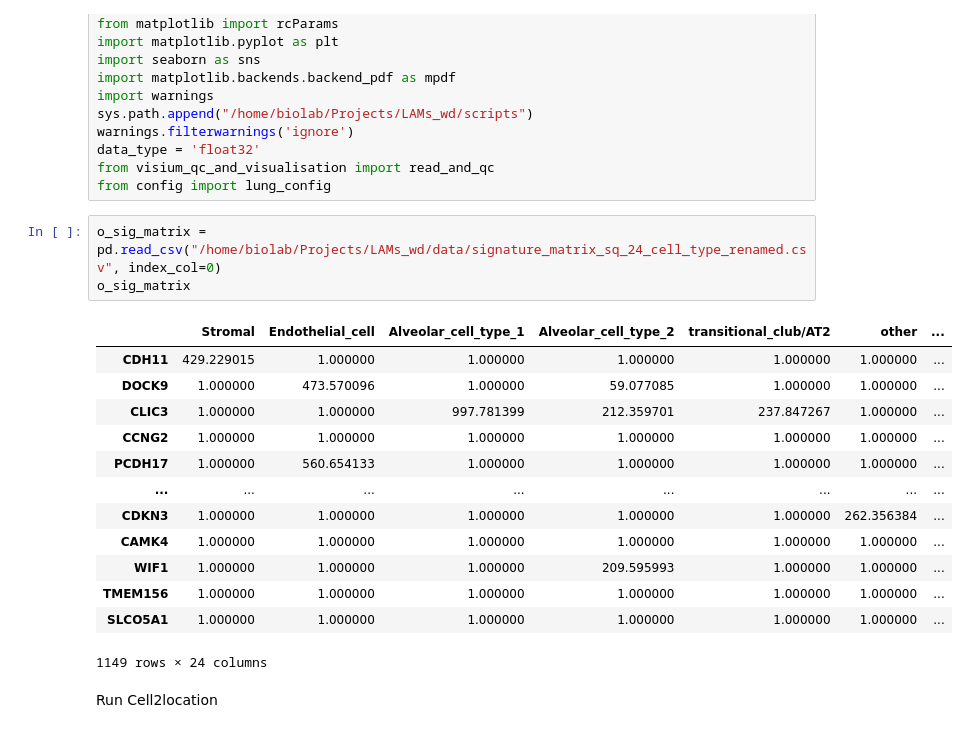
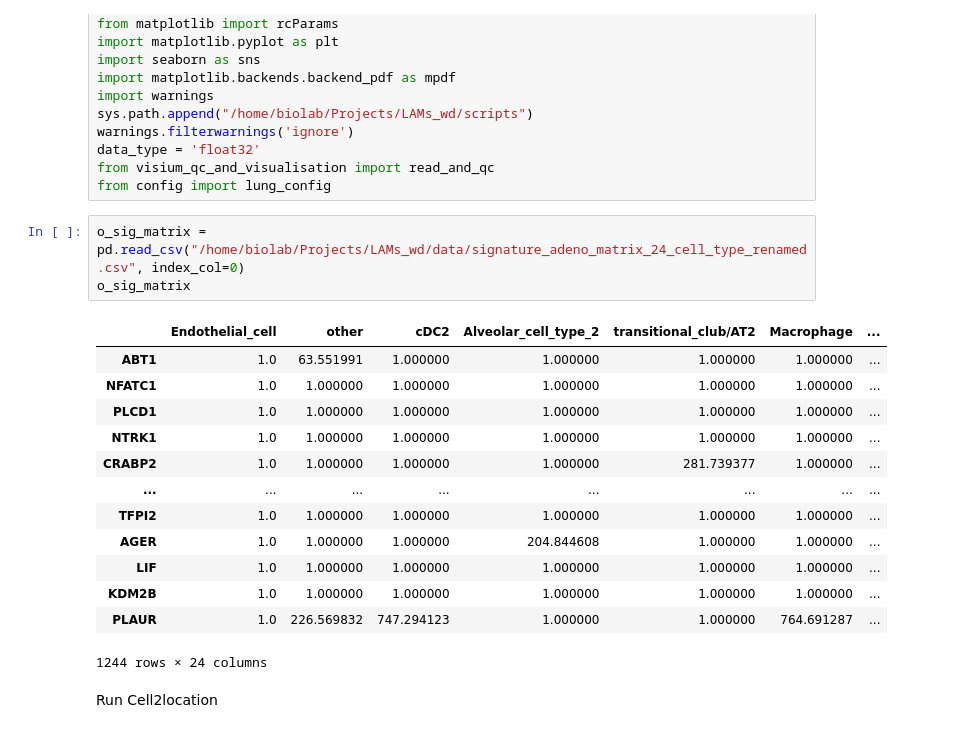
Before and after one commit to BMGLab/Project_LAMs, a Jupyter notebook: notebooks/task1_run_cell2location.ipynb, the cells around one changed output. Drawn from its saved outputs; the diff is of its cells as text.

```diff
--- a/notebooks/task1_run_cell2location.ipynb
+++ b/notebooks/task1_run_cell2location.ipynb
@@ -20,22 +20,22 @@ data_type = 'float32'
 from visium_qc_and_visualisation import read_and_qc
 from config import lung_config
 # %%
-o_sig_matrix = pd.read_csv("/home/biolab/Projects/LAMs_wd/data/signature_matrix_sq_24_cell_type_renamed.csv", index_col=0)
+o_sig_matrix = pd.read_csv("/home/biolab/Projects/LAMs_wd/data/signature_adeno_matrix_24_cell_type_renamed.csv", index_col=0)
 o_sig_matrix
 # %% [output]
-|  | Stromal | Endothelial_cell | Alveolar_cell_type_1 | Alveolar_cell_type_2 | transitional_club/AT2 | other | ... |
-| CDH11 | 429.229015 | 1.000000 | 1.000000 | 1.000000 | 1.000000 | 1.000000 | ... |
-| DOCK9 | 1.000000 | 473.570096 | 1.000000 | 59.077085 | 1.000000 | 1.000000 | ... |
-| CLIC3 | 1.000000 | 1.000000 | 997.781399 | 212.359701 | 237.847267 | 1.000000 | ... |
-| CCNG2 | 1.000000 | 1.000000 | 1.000000 | 1.000000 | 1.000000 | 1.000000 | ... |
-| PCDH17 | 1.000000 | 560.654133 | 1.000000 | 1.000000 | 1.000000 | 1.000000 | ... |
+|  | Endothelial_cell | other | cDC2 | Alveolar_cell_type_2 | transitional_club/AT2 | Macrophage | ... |
+| ABT1 | 1.0 | 63.551991 | 1.000000 | 1.000000 | 1.000000 | 1.000000 | ... |
+| NFATC1 | 1.0 | 1.000000 | 1.000000 | 1.000000 | 1.000000 | 1.000000 | ... |
+| PLCD1 | 1.0 | 1.000000 | 1.000000 | 1.000000 | 1.000000 | 1.000000 | ... |
+| NTRK1 | 1.0 | 1.000000 | 1.000000 | 1.000000 | 1.000000 | 1.000000 | ... |
+| CRABP2 | 1.0 | 1.000000 | 1.000000 | 1.000000 | 281.739377 | 1.000000 | ... |
 | ... | ... | ... | ... | ... | ... | ... | ... |
-| CDKN3 | 1.000000 | 1.000000 | 1.000000 | 1.000000 | 1.000000 | 262.356384 | ... |
-| CAMK4 | 1.000000 | 1.000000 | 1.000000 | 1.000000 | 1.000000 | 1.000000 | ... |
-| WIF1 | 1.000000 | 1.000000 | 1.000000 | 209.595993 | 1.000000 | 1.000000 | ... |
-| TMEM156 | 1.000000 | 1.000000 | 1.000000 | 1.000000 | 1.000000 | 1.000000 | ... |
-| SLCO5A1 | 1.000000 | 1.000000 | 1.000000 | 1.000000 | 1.000000 | 1.000000 | ... |
+| TFPI2 | 1.0 | 1.000000 | 1.000000 | 1.000000 | 1.000000 | 1.000000 | ... |
+| AGER | 1.0 | 1.000000 | 1.000000 | 204.844608 | 1.000000 | 1.000000 | ... |
+| LIF | 1.0 | 1.000000 | 1.000000 | 1.000000 | 1.000000 | 1.000000 | ... |
+| KDM2B | 1.0 | 1.000000 | 1.000000 | 1.000000 | 1.000000 | 1.000000 | ... |
+| PLAUR | 1.0 | 226.569832 | 747.294123 | 1.000000 | 1.000000 | 764.691287 | ... |
-1149 rows × 24 columns
+1244 rows × 24 columns
 # %% [markdown]
 Run Cell2location
 # %%
```
Also changed, not shown: parts of 24 cells of this notebook, 13 other files.
